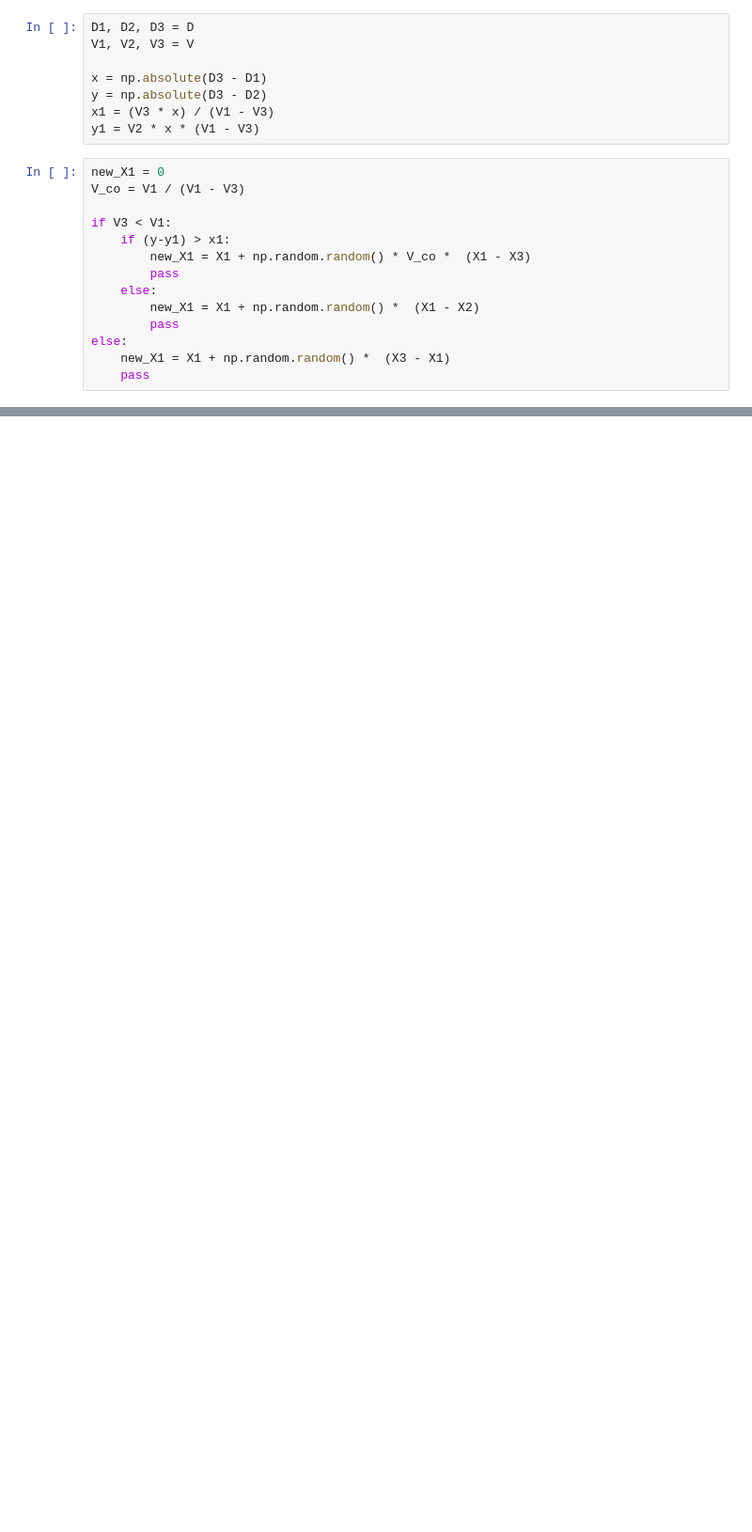
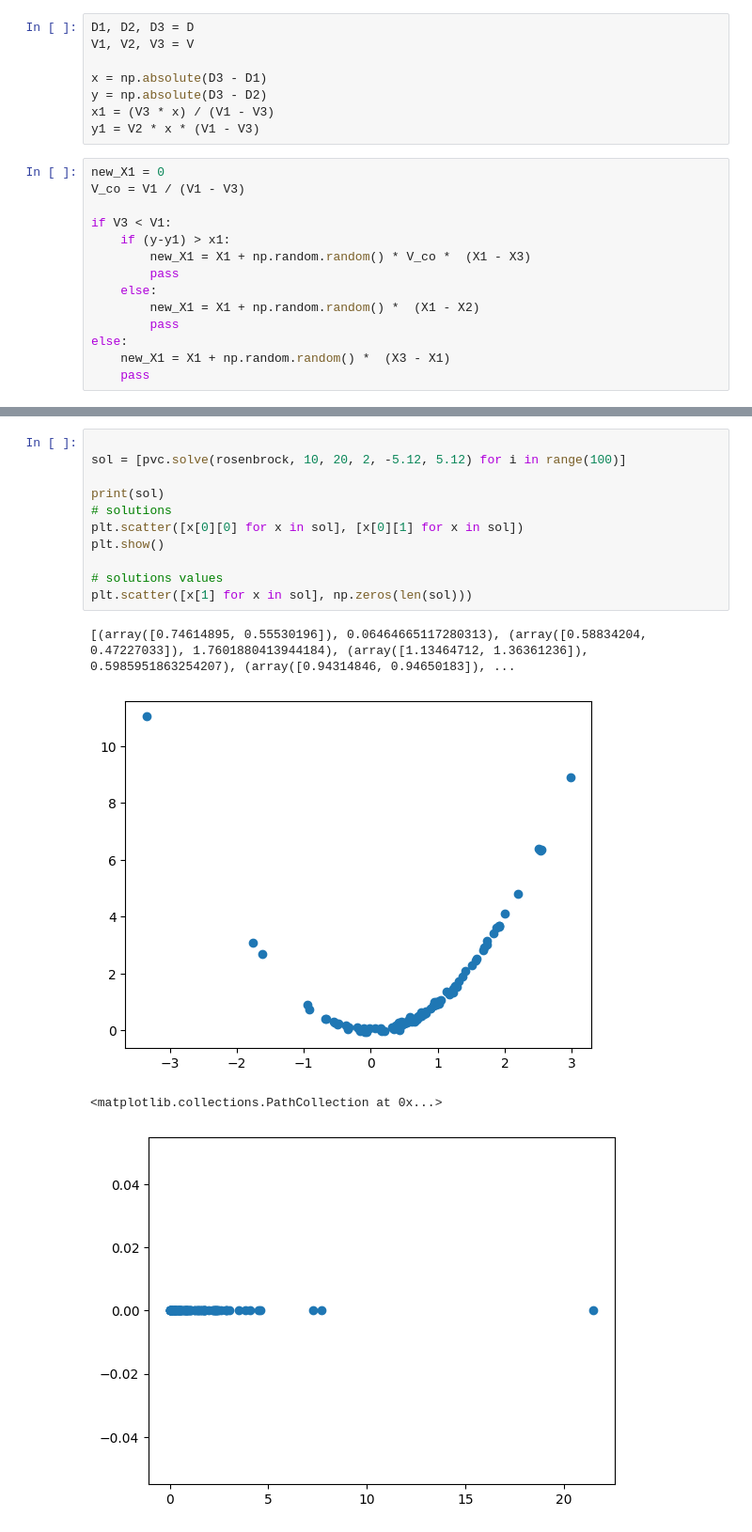
Before and after one commit to BartoszBugla/Algorytmy-heurystyczne, a Jupyter notebook: PVS.ipynb, the cells around one changed output, grey strips where cells are left out. Shown at 94% size. Drawn from its saved outputs; the diff is of its cells as text; blank space fills up the shorter version.

```diff
--- a/PVS.ipynb
+++ b/PVS.ipynb
@@ -116,0 +155,16 @@ print(X)
+# %%
+
+sol = [pvc.solve(rosenbrock, 10, 20, 2, -5.12, 5.12) for i in range(100)]
+
+print(sol)
+# solutions
+plt.scatter([x[0][0] for x in sol], [x[0][1] for x in sol])
+plt.show()
+
+# solutions values
+plt.scatter([x[1] for x in sol], np.zeros(len(sol)))
+# %% [output]
+[(array([0.74614895, 0.55530196]), 0.06464665117280313), (array([0.58834204, 0.47227033]), 1.7601880413944184), (array([1.13464712, 1.36361236]), 0.5985951863254207), (array([0.94314846, 0.94650183]), ...
+[figure, added]
+<matplotlib.collections.PathCollection at 0x...>
+[figure, added]
```
Also changed, not shown: parts of 11 cells of this notebook, 2 other files.
